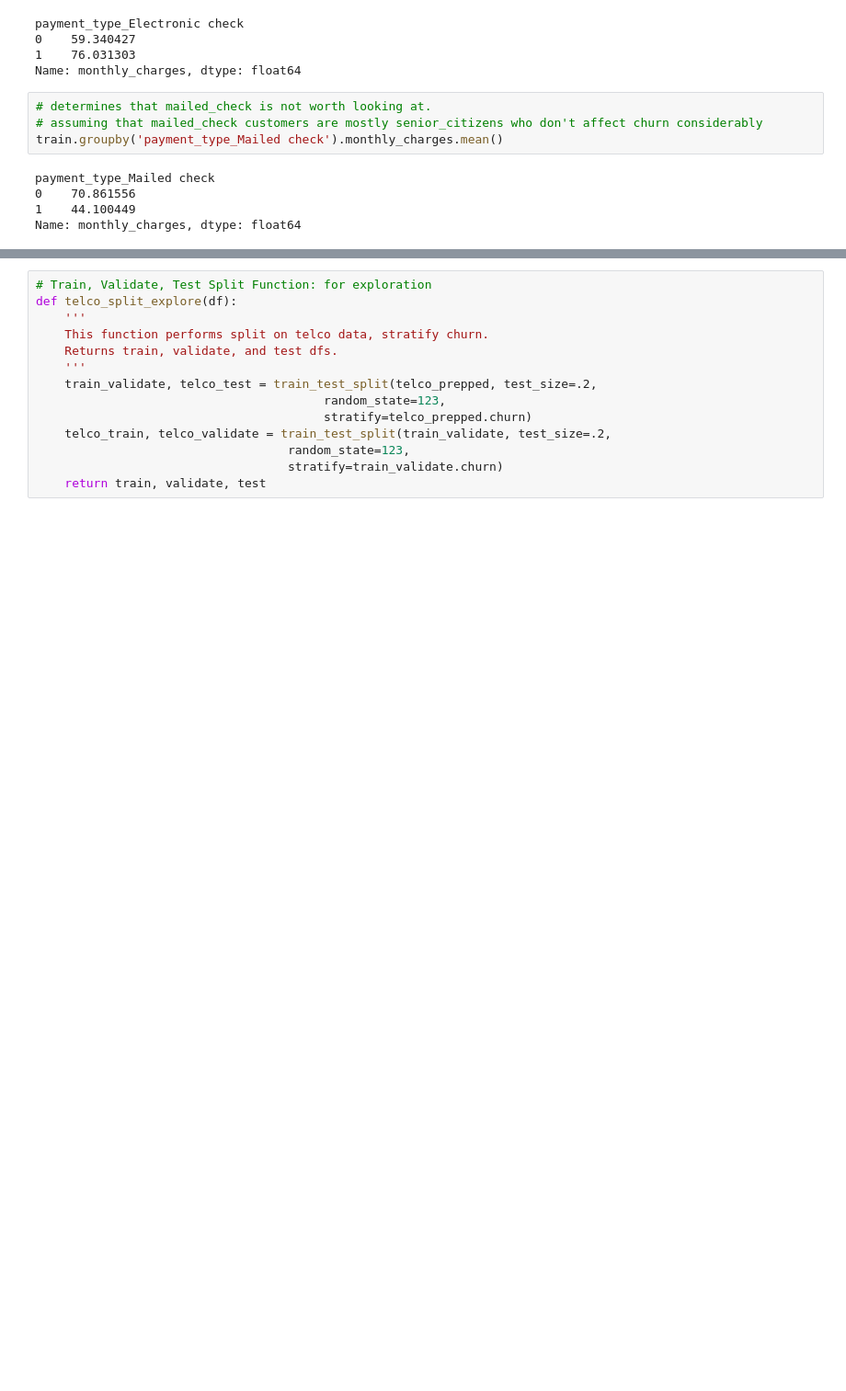
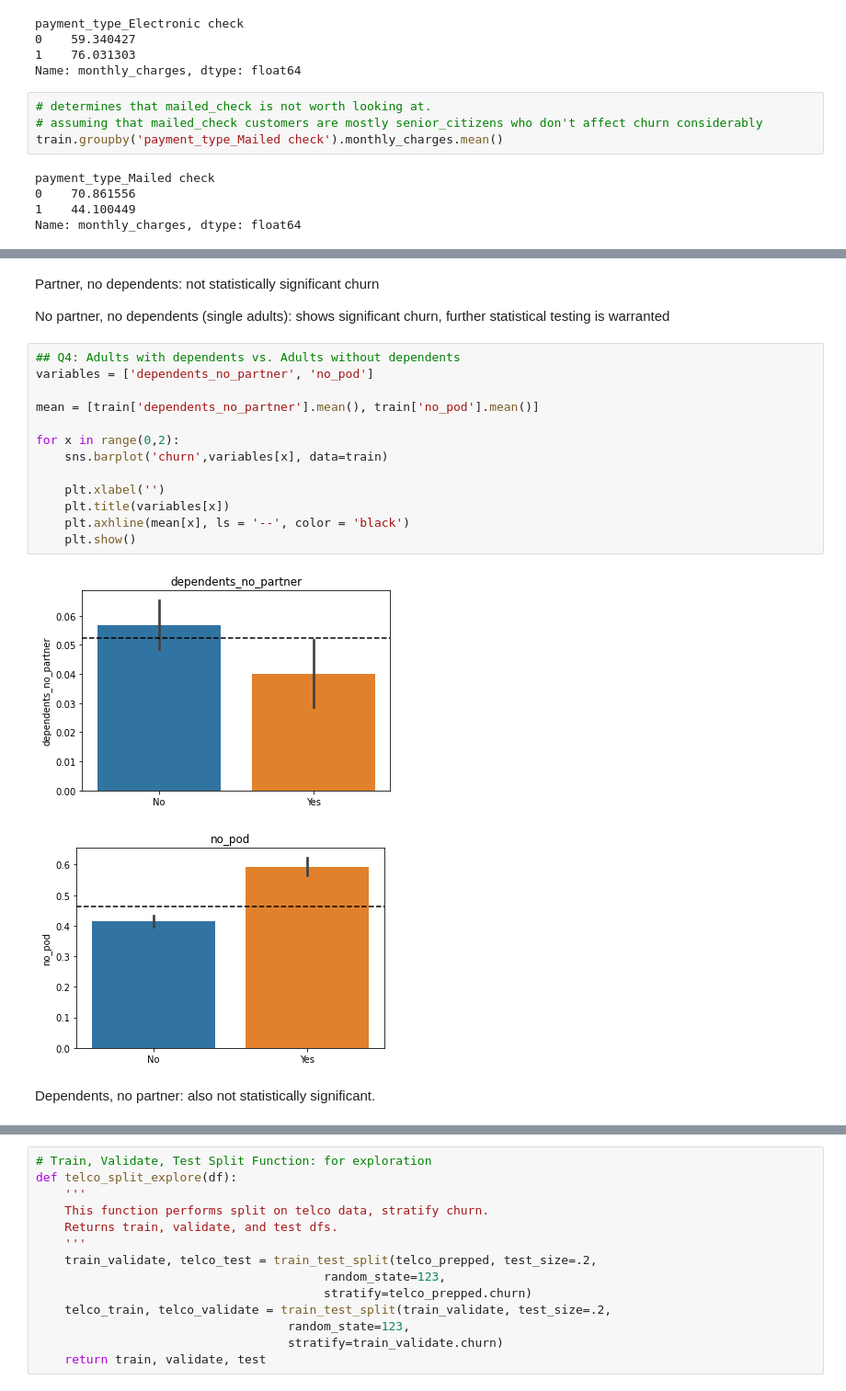
Before and after one commit to SchneemannDavid/classification_project, a Jupyter notebook: acquire_prep_explore.ipynb, the cells around one changed output, grey strips where cells are left out. Shown at 92% size. Cells and saved outputs as stored; diff of their text form; blank space fills up the shorter version.

```diff
--- a/acquire_prep_explore.ipynb
+++ b/acquire_prep_explore.ipynb
@@ -714,0 +705,22 @@ Name: monthly_charges, dtype: float64
+# %% [markdown]
+Partner, no dependents: not statistically significant churn
+
+No partner, no dependents (single adults): shows significant churn, further statistical testing is warranted
+# %%
+## Q4: Adults with dependents vs. Adults without dependents
+variables = ['dependents_no_partner', 'no_pod']
+
+mean = [train['dependents_no_partner'].mean(), train['no_pod'].mean()]
+
+for x in range(0,2):
+    sns.barplot('churn',variables[x], data=train)
+
+    plt.xlabel('')
+    plt.title(variables[x])
+    plt.axhline(mean[x], ls = '--', color = 'black')
+    plt.show()
+# %% [output]
+[figure, added]
+[figure, added]
+# %% [markdown]
+Dependents, no partner: also not statistically significant.
```
Also changed, not shown: parts of 102 cells of this notebook, 5 other files.
